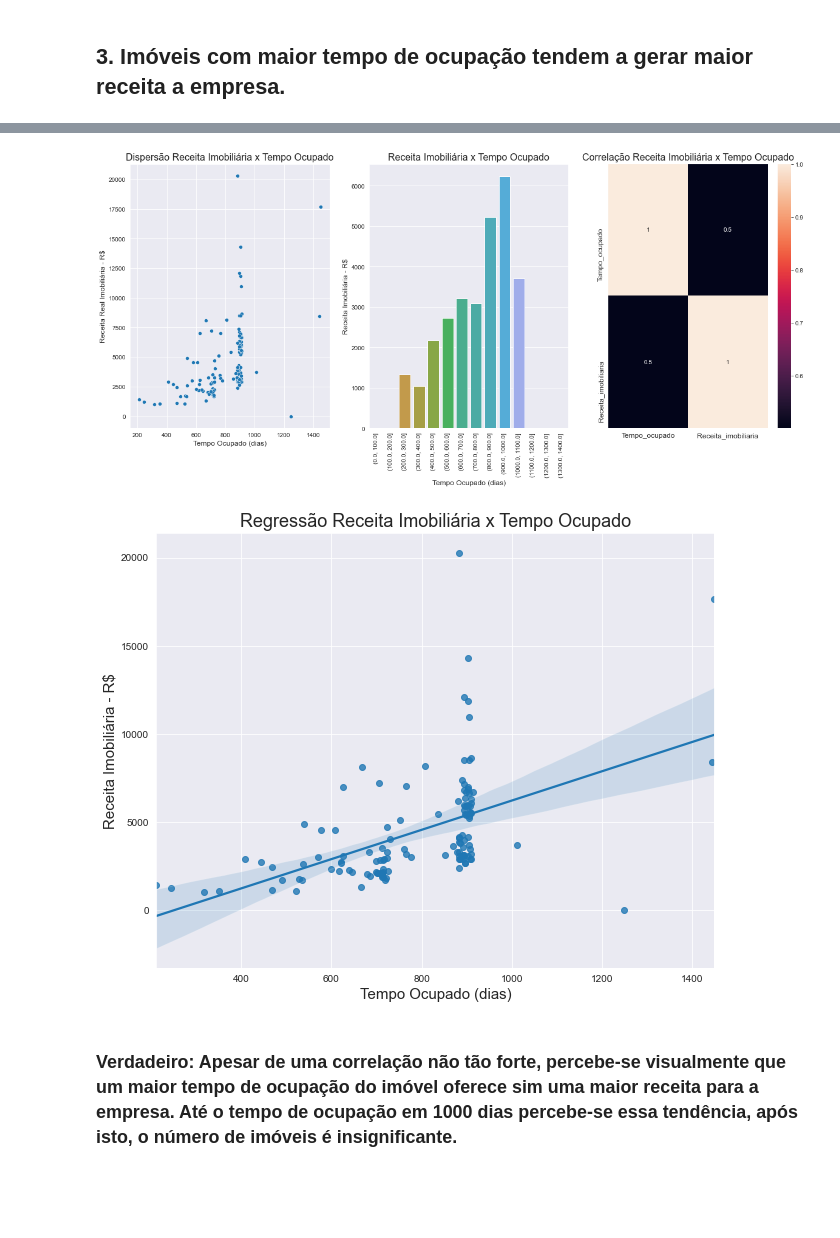
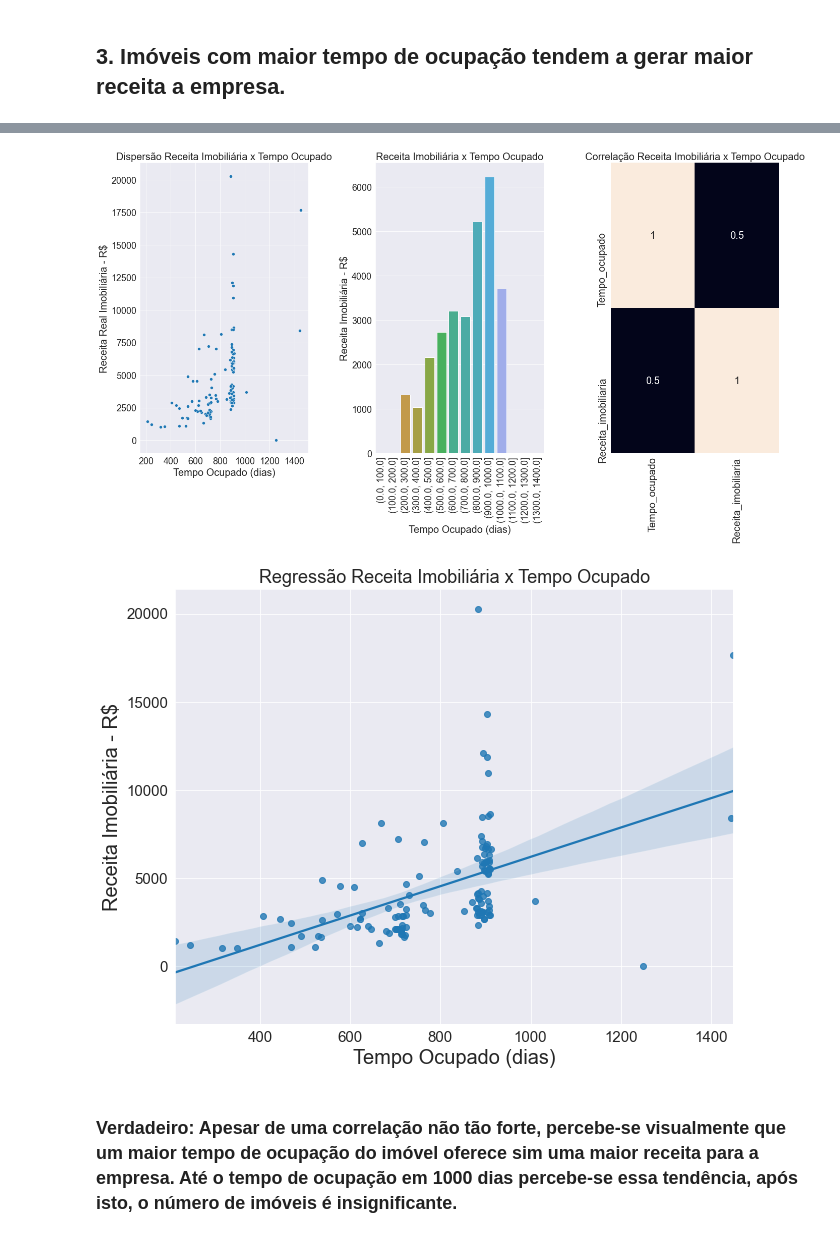
Before and after one commit to PedroSouzaDS/Projeto_Business_Intelligence_Completo-Imobili-ria_New_Offices-, a Jupyter notebook: EDA_New_Offices.ipynb, the cells around one changed output, grey strips where cells are left out. Drawn from its saved outputs; the diff is of its cells as text; code cells hidden in the pictures; blank space fills up the shorter version.

```diff
--- a/EDA_New_Offices.ipynb
+++ b/EDA_New_Offices.ipynb
@@ -82,7 +82,7 @@ cat = df.select_dtypes(exclude = ['int64', 'float64', 'datetime64[ns]'])
 ## Eliminando colunas irrelevantes
 ### variáveis que não apresentam nenhuma informação relevante ou correlação conhecida a priori
 # %%
-num.drop(['Numero_contrato', 'Latitude', 'Longitude'], axis = 1, inplace = True)
+num.drop(['Numero_contrato', 'Latitude', 'Longitude', 'IPTU', 'Condominio'], axis = 1, inplace = True)
 # %% [output]
 A value is trying to be set on a copy of a slice from a DataFrame
 
@@ -330,38 +364,49 @@ aux_1 = df_1[['Lugar', 'Tempo_ocupado','Receita_imobiliaria']].groupby('Lugar').
 # %%
-plt.figure(figsize = (20,8))
+plt.figure(figsize = (22,10))
+plt.subplots_adjust(left=0.1,
+                    bottom=0.1,
+                    right=0.9,
+                    top=0.9,
+                    wspace=0.4,
+                    hspace=0.4)
+
 sns.set_style('darkgrid')
 
 plt.subplot(1,3,1)
 sns.scatterplot(x = 'Tempo_ocupado', y = 'Receita_imobiliaria', data = aux_1);
-plt.title('Dispersão Receita Imobiliária x Tempo Ocupado', fontsize = 16)
-plt.xlabel('Tempo Ocupado (dias)', fontsize = 12);
-plt.ylabel('Receita Real Imobiliária - R$', fontsize = 12);
-
+plt.title('Dispersão Receita Imobiliária x Tempo Ocupado', fontsize = 20)
+plt.xlabel('Tempo Ocupado (dias)', fontsize = 20);
+plt.ylabel('Receita Real Imobiliária - R$', fontsize = 20);
+plt.xticks(fontsize = 18);
+plt.yticks(fontsize = 18);
 
 plt.subplot(1,3,2)
 bins = list(np.arange(0, max(aux_1['Tempo_ocupado']), 100))
 aux_1['Tempo_ocupado_bins'] = pd.cut(aux_1['Tempo_ocupado'], bins = bins)
 sns.barplot(x = 'Tempo_ocupado_bins', y = 'Receita_imobiliaria', data = aux_1, ci = False);
-plt.xticks(rotation = 90)
-plt.title('Receita Imobiliária x Tempo Ocupado', fontsize = 16)
-plt.xlabel('Tempo Ocupado (dias)', fontsize = 12)
-plt.ylabel('Receita Imobiliária - R$', fontsize = 12)
+plt.xticks(rotation = 90, fontsize = 18)
+plt.title('Receita Imobiliária x Tempo Ocupado', fontsize = 20)
+plt.xlabel('Tempo Ocupado (dias)', fontsize = 20)
+plt.ylabel('Receita Imobiliária - R$', fontsize = 20)
+plt.yticks(fontsize = 18);
 
 plt.subplot(1,3,3)
-sns.heatmap(aux_1.corr(method = 'pearson'), annot = True);
-plt.title('Correlação Receita Imobiliária x Tempo Ocupado', fontsize = 16);
-plt.xticks(fontsize = 12);
-plt.yticks(fontsize = 12);
+sns.heatmap(aux_1.corr(method = 'pearson'), annot = True, annot_kws={'fontsize':20}, cbar = False);
+plt.title('Correlação Receita Imobiliária x Tempo Ocupado', fontsize = 20);
+plt.xticks(fontsize = 20, rotation = 90);
+plt.yticks(fontsize = 20);
 # %% [output]
-[figure, old version]
+[figure, new version]
 # %%
 plt.figure(figsize = (10,8))
 sns.regplot(x = 'Tempo_ocupado', y = 'Receita_imobiliaria', data = aux_1);
 plt.title('Regressão Receita Imobiliária x Tempo Ocupado', fontsize = 18);
-plt.xlabel('Tempo Ocupado (dias)', fontsize = 15);
-plt.ylabel('Receita Imobiliária - R$', fontsize = 15);
+plt.xlabel('Tempo Ocupado (dias)', fontsize = 20);
+plt.ylabel('Receita Imobiliária - R$', fontsize = 20);
+plt.xticks(fontsize = 15);
+plt.yticks(fontsize = 15);
 # %% [output]
-[figure, old version]
+[figure, new version]
 # %% [markdown]
 ### Verdadeiro: Apesar de uma correlação não tão forte, percebe-se visualmente que um maior tempo de ocupação do imóvel oferece sim uma maior receita para a empresa. Até o tempo de ocupação em 1000 dias percebe-se essa tendência, após isto, o número de imóveis é insignificante.
 # %% [markdown]
```
Also changed, not shown: parts of 22 cells of this notebook.
